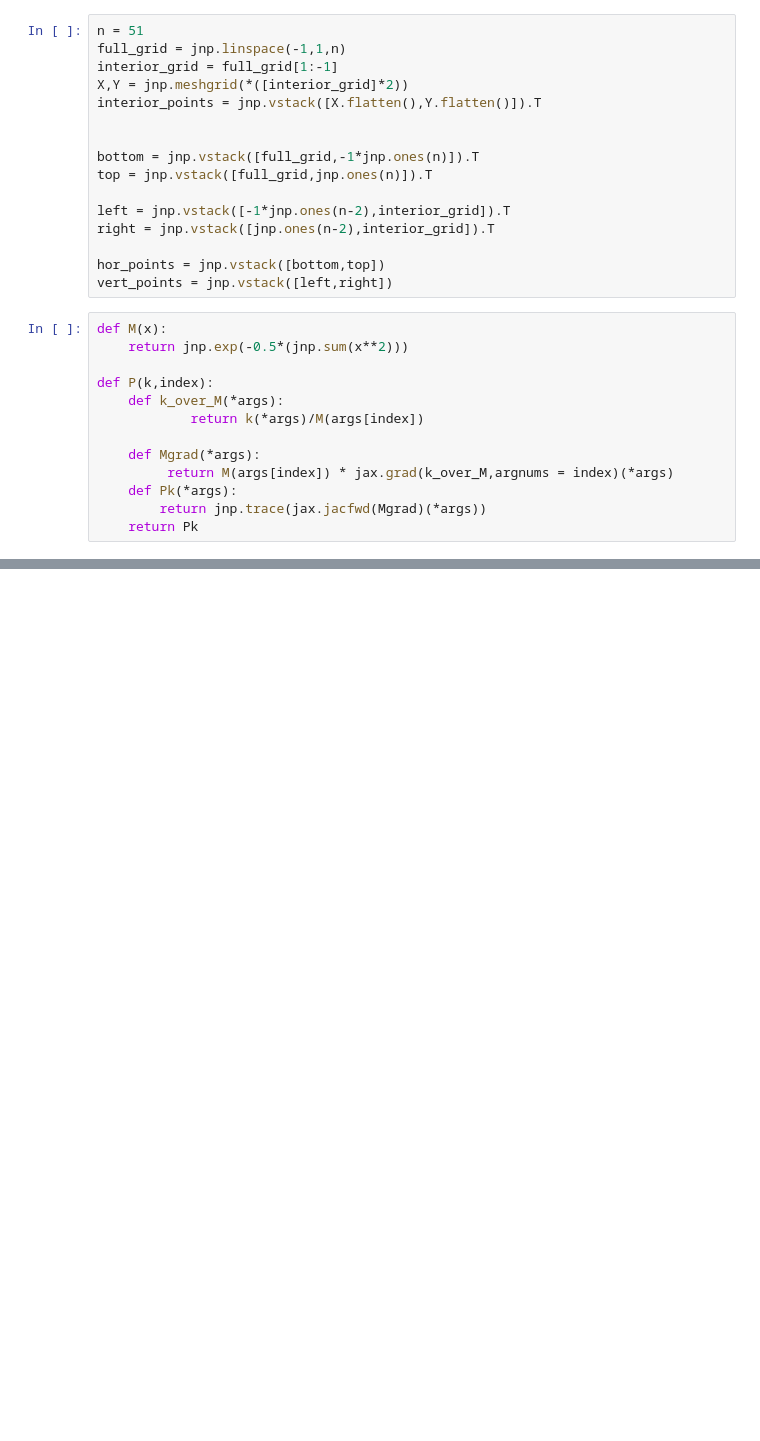
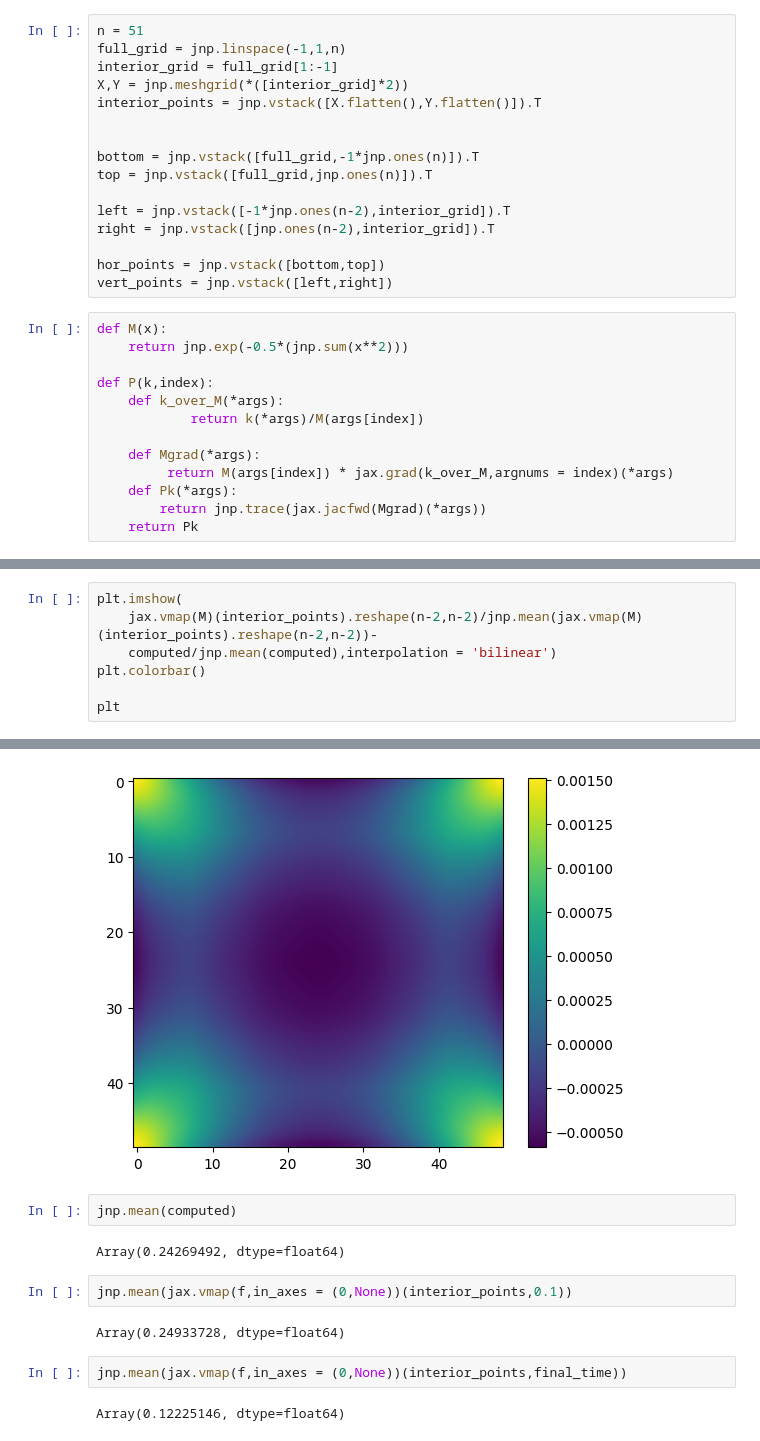
Before and after one commit to TADSGroup/kernelequationlearning, a Jupyter notebook: test_pde.ipynb, the cells around one changed output, grey strips where cells are left out. Saved outputs shown, nothing was run; the diff lists cells and outputs as text; blank space fills up the shorter version.

```diff
--- a/test_pde.ipynb
+++ b/test_pde.ipynb
@@ -110,0 +181,8 @@ plt.show()
+# %%
+plt.imshow(
+    jax.vmap(M)(interior_points).reshape(n-2,n-2)/jnp.mean(jax.vmap(M)(interior_points).reshape(n-2,n-2))-
+    computed/jnp.mean(computed),interpolation = 'bilinear')
+plt.colorbar()
+
+plt
+# %% [output]
@@ -110,0 +190,13 @@ plt.show()
+[figure, added]
+# %%
+jnp.mean(computed)
+# %% [output]
+Array(0.24269492, dtype=float64)
+# %%
+jnp.mean(jax.vmap(f,in_axes = (0,None))(interior_points,0.1))
+# %% [output]
+Array(0.24933728, dtype=float64)
+# %%
+jnp.mean(jax.vmap(f,in_axes = (0,None))(interior_points,final_time))
+# %% [output]
+Array(0.12225146, dtype=float64)
```
Also changed, not shown: parts of 10 cells of this notebook, 1 other file.
